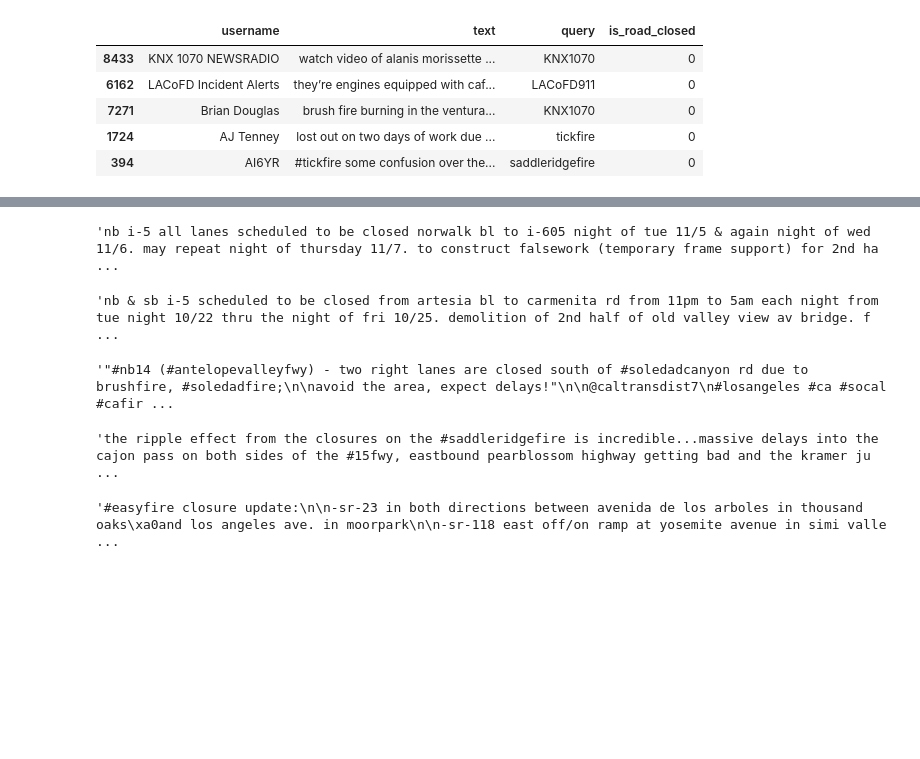
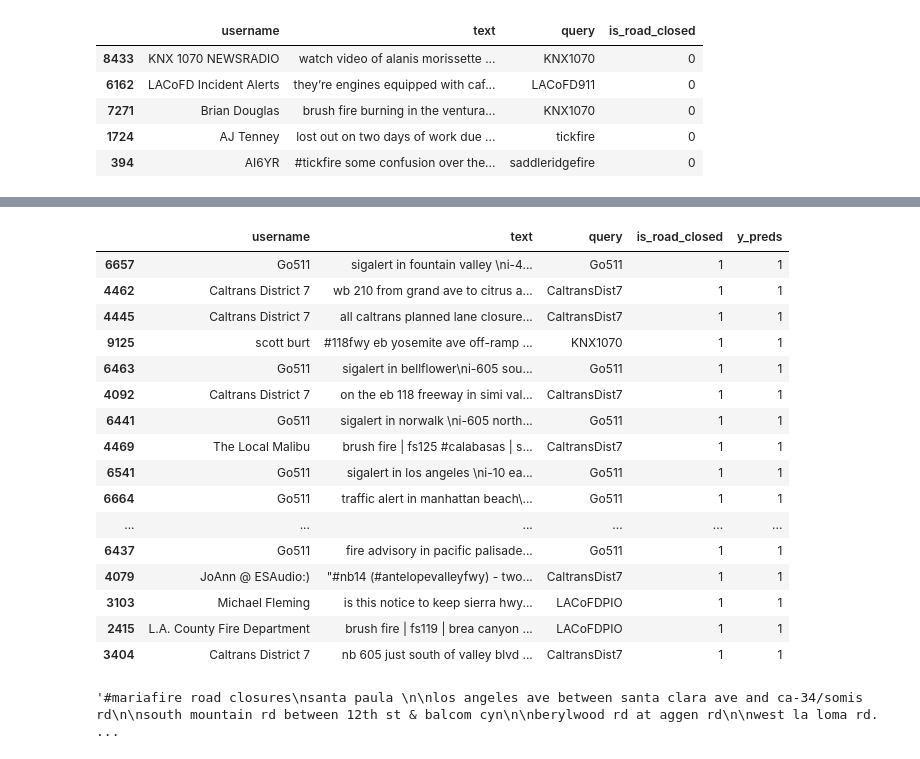
Before and after one commit to reneemarama/real_time_traffic, a Jupyter notebook: 4_Supervised_Unsupervised_Modeling.ipynb, the cells around one changed output, grey strips where cells are left out. Drawn from its saved outputs; the diff is of its cells as text; code cells hidden in the pictures; blank space fills up the shorter version.

```diff
--- a/4_Supervised_Unsupervised_Modeling.ipynb
+++ b/4_Supervised_Unsupervised_Modeling.ipynb
@@ -571,20 +540,24 @@ X_test_true_pos['text'][7014]
-# %%
-X_test_true_pos['text'][3489]
-# %% [output]
-'nb i-5 all lanes scheduled to be closed norwalk bl to i-605 night of tue 11/5 & again night of wed 11/6. may repeat night of thursday 11/7. to construct falsework (temporary frame support) for 2nd ha ...
-# %%
-X_test_true_pos['text'][3640]
-# %% [output]
-'nb & sb i-5 scheduled to be closed from artesia bl to carmenita rd from 11pm to 5am each night from tue night 10/22 thru the night of fri 10/25. demolition of 2nd half of old valley view av bridge. f ...
-# %%
-X_test_true_pos['text'][4062]
-# %% [output]
-'"#nb14 (#antelopevalleyfwy) - two right lanes are closed south of #soledadcanyon rd due to brushfire, #soledadfire;\n\navoid the area, expect delays!"\n\n@caltransdist7\n#losangeles #ca #socal #cafir ...
-# %%
-X_test_true_pos['text'][8580]
-# %% [output]
-'the ripple effect from the closures on the #saddleridgefire is incredible...massive delays into the cajon pass on both sides of the #15fwy, eastbound pearblossom highway getting bad and the kramer ju ...
-# %%
-X_test_true_pos['text'][6957]
-# %% [output]
-'#easyfire closure update:\n\n-sr-23 in both directions between avenida de los arboles in thousand oaks\xa0and los angeles ave. in moorpark\n\n-sr-118 east off/on ramp at yosemite avenue in simi valle ...
+# %%
+X_test_true_pos.iloc[40:60]
+# %% [output]
+|  | username | text | query | is_road_closed | y_preds |
+| 6657 | Go511 | sigalert in fountain valley \ni-4... | Go511 | 1 | 1 |
+| 4462 | Caltrans District 7 | wb 210 from grand ave to citrus a... | CaltransDist7 | 1 | 1 |
+| 4445 | Caltrans District 7 | all caltrans planned lane closure... | CaltransDist7 | 1 | 1 |
+| 9125 | scott burt | #118fwy eb yosemite ave off-ramp ... | KNX1070 | 1 | 1 |
+| 6463 | Go511 | sigalert in bellflower\ni-605 sou... | Go511 | 1 | 1 |
+| 4092 | Caltrans District 7 | on the eb 118 freeway in simi val... | CaltransDist7 | 1 | 1 |
+| 6441 | Go511 | sigalert in norwalk \ni-605 north... | Go511 | 1 | 1 |
+| 4469 | The Local Malibu | brush fire | fs125 #calabasas | s... | CaltransDist7 | 1 | 1 |
+| 6541 | Go511 | sigalert in los angeles \ni-10 ea... | Go511 | 1 | 1 |
+| 6664 | Go511 | traffic alert in manhattan beach\... | Go511 | 1 | 1 |
+| ... | ... | ... | ... | ... | ... |
+| 6437 | Go511 | fire advisory in pacific palisade... | Go511 | 1 | 1 |
+| 4079 | JoAnn @ ESAudio:) | "#nb14 (#antelopevalleyfwy) - two... | CaltransDist7 | 1 | 1 |
+| 3103 | Michael Fleming | is this notice to keep sierra hwy... | LACoFDPIO | 1 | 1 |
+| 2415 | L.A. County Fire Department | brush fire | fs119 | brea canyon ... | LACoFDPIO | 1 | 1 |
+| 3404 | Caltrans District 7 | nb 605 just south of valley blvd ... | CaltransDist7 | 1 | 1 |
+# %%
+X_test_true_pos['text'][6616]
+# %% [output]
+'#mariafire road closures\nsanta paula \n\nlos angeles ave between santa clara ave and ca-34/somis rd\n\nsouth mountain rd between 12th st & balcom cyn\n\nberylwood rd at aggen rd\n\nwest la loma rd.  ...
```
Also changed, not shown: parts of 52 cells of this notebook, 5 other files.
